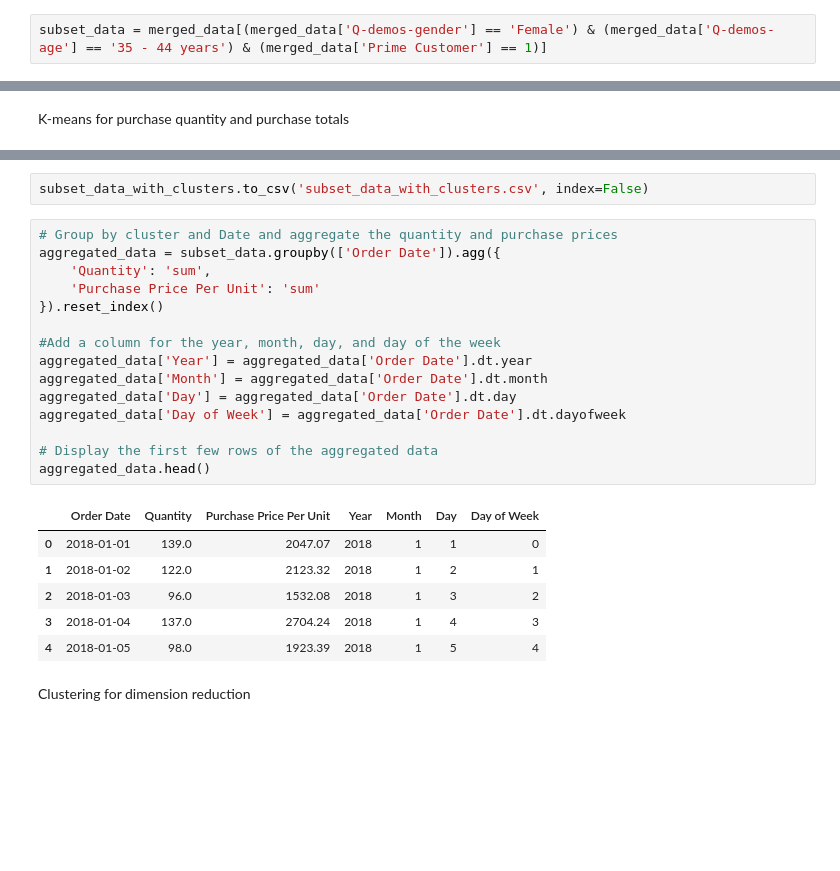
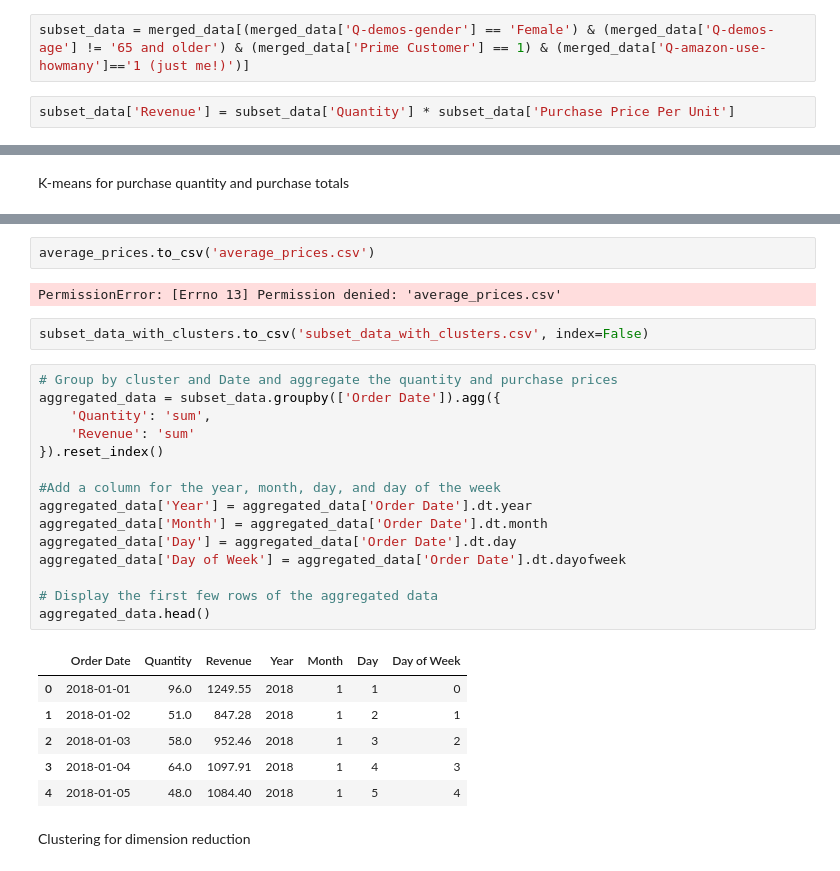
Before and after one commit to oliviermizero/BusinessForecastingProject, a Jupyter notebook: workflow.ipynb, the cells around one changed output, grey strips where cells are left out. Cells and saved outputs as stored; diff of their text form; blank space fills up the shorter version.

```diff
--- a/workflow.ipynb
+++ b/workflow.ipynb
@@ -54,4 +54,6 @@ print(merged_data.shape, data.shape, survey_data.shape)
 # %% [output]
 (1850717, 32) (1850717, 10) (5027, 23)
 # %%
-subset_data = merged_data[(merged_data['Q-demos-gender'] == 'Female') & (merged_data['Q-demos-age'] == '35 - 44 years') & (merged_data['Prime Customer'] == 1)]
+subset_data = merged_data[(merged_data['Q-demos-gender'] == 'Female') & (merged_data['Q-demos-age'] != '65 and older') & (merged_data['Prime Customer'] == 1) & (merged_data['Q-amazon-use-howmany']=='1 (just me!)')]
+# %%
+subset_data['Revenue'] = subset_data['Quantity'] * subset_data['Purchase Price Per Unit']
@@ -254,27 +332,31 @@ subset_data_with_clusters.shape
+# %%
+average_prices.to_csv('average_prices.csv')
+# %% [output]
+PermissionError: [Errno 13] Permission denied: 'average_prices.csv'
 # %%
 subset_data_with_clusters.to_csv('subset_data_with_clusters.csv', index=False)
 # %%
 # Group by cluster and Date and aggregate the quantity and purchase prices
 aggregated_data = subset_data.groupby(['Order Date']).agg({
     'Quantity': 'sum',
-    'Purchase Price Per Unit': 'sum'
+    'Revenue': 'sum'
 }).reset_index()
 
 #Add a column for the year, month, day, and day of the week
 aggregated_data['Year'] = aggregated_data['Order Date'].dt.year
 aggregated_data['Month'] = aggregated_data['Order Date'].dt.month
 aggregated_data['Day'] = aggregated_data['Order Date'].dt.day
 aggregated_data['Day of Week'] = aggregated_data['Order Date'].dt.dayofweek
 
 # Display the first few rows of the aggregated data
 aggregated_data.head()
 # %% [output]
-|  | Order Date | Quantity | Purchase Price Per Unit | Year | Month | Day | Day of Week |
-| 0 | 2018-01-01 | 139.0 | 2047.07 | 2018 | 1 | 1 | 0 |
-| 1 | 2018-01-02 | 122.0 | 2123.32 | 2018 | 1 | 2 | 1 |
-| 2 | 2018-01-03 | 96.0 | 1532.08 | 2018 | 1 | 3 | 2 |
-| 3 | 2018-01-04 | 137.0 | 2704.24 | 2018 | 1 | 4 | 3 |
-| 4 | 2018-01-05 | 98.0 | 1923.39 | 2018 | 1 | 5 | 4 |
+|  | Order Date | Quantity | Revenue | Year | Month | Day | Day of Week |
+| 0 | 2018-01-01 | 96.0 | 1249.55 | 2018 | 1 | 1 | 0 |
+| 1 | 2018-01-02 | 51.0 | 847.28 | 2018 | 1 | 2 | 1 |
+| 2 | 2018-01-03 | 58.0 | 952.46 | 2018 | 1 | 3 | 2 |
+| 3 | 2018-01-04 | 64.0 | 1097.91 | 2018 | 1 | 4 | 3 |
+| 4 | 2018-01-05 | 48.0 | 1084.40 | 2018 | 1 | 5 | 4 |
 # %% [markdown]
 Clustering for dimension reduction
 # %% [markdown]
```
Also changed, not shown: parts of 24 cells of this notebook.
